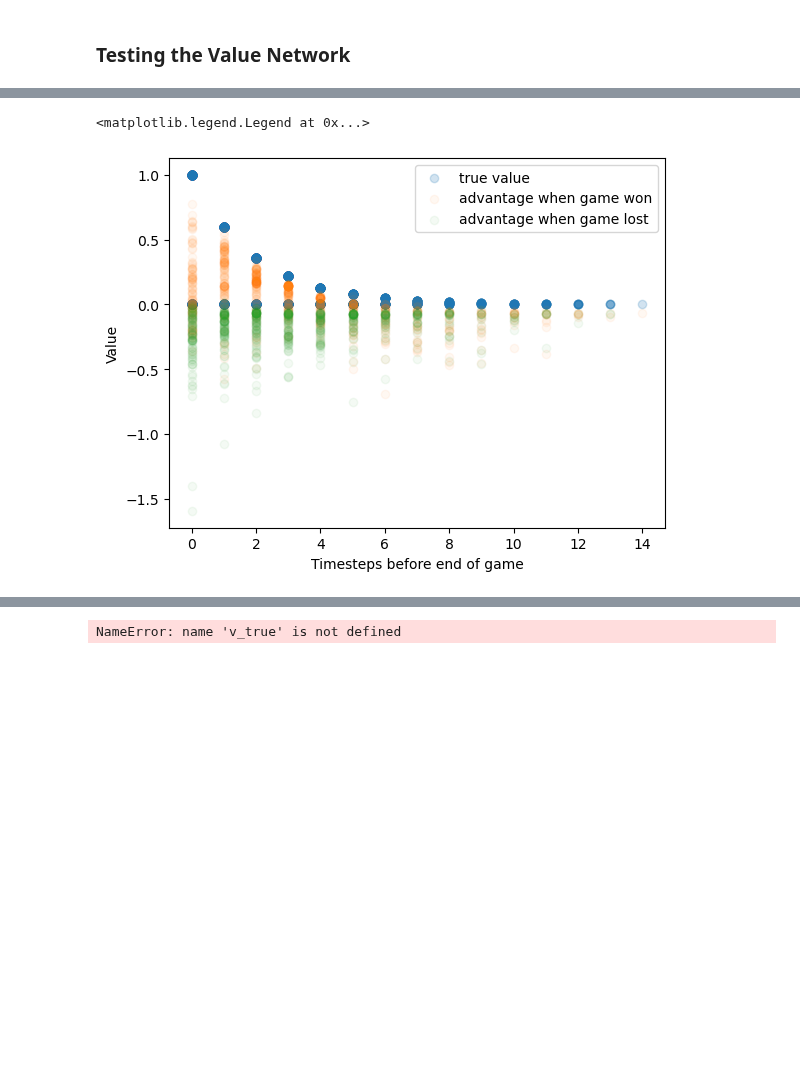
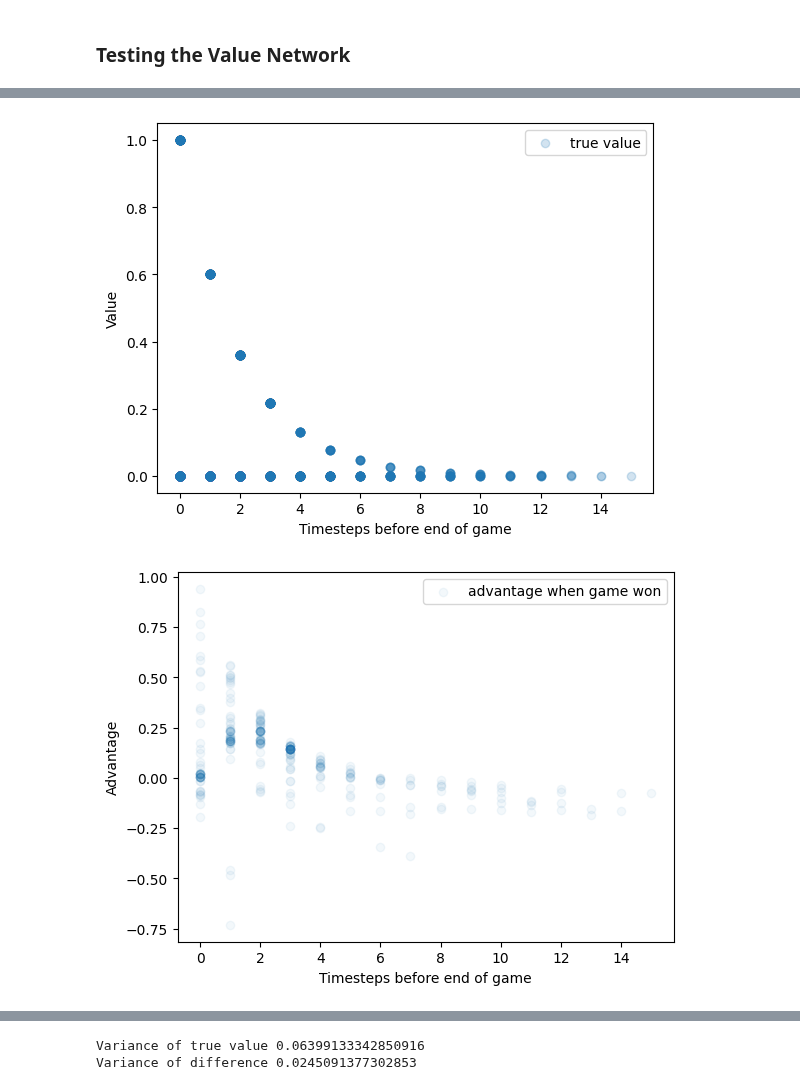
Before and after one commit to pimpale/connect4, a Jupyter notebook: stage4-solution/notebook.ipynb, the cells around one changed output, grey strips where cells are left out. Cells and saved outputs as stored; diff of their text form; code cells hidden in the pictures; blank space fills up the shorter version.

```diff
--- a/stage4-solution/notebook.ipynb
+++ b/stage4-solution/notebook.ipynb
@@ -15,7 +15,7 @@ BOARD_XSIZE=7
 BOARD_YSIZE=6
 DIMS=(BOARD_YSIZE,BOARD_XSIZE)
 
-EPISODES_PER_AGENT = 100
+BATCH_SIZE = 64
 TRAIN_EPOCHS = 500000
 MODEL_SAVE_INTERVAL = 100
 RANDOM_SEED = 42
@@ -106,7 +102,7 @@ for _ in range(TRAIN_EPOCHS):
     # create actor player
     actor_player = player.ActorPlayer(actor, critic, step, env.PLAYER1)
 
-    for _ in range(EPISODES_PER_AGENT):
+    for _ in range(BATCH_SIZE):
         # pick a random opponent
         opponent_player = opponent_pool[np.random.randint(len(opponent_pool))]
 
@@ -301,11 +326,21 @@ plt.legend()
 # %%
 plt.scatter(t, v_true, alpha=0.2, label='true value')
-plt.scatter(t[v_true > 0], d[v_true > 0], alpha=0.05, label='advantage when game won')
-plt.scatter(t[v_true == 0], d[v_true == 0], alpha=0.05, label='advantage when game lost')
-
 plt.xlabel('Timesteps before end of game')
 plt.ylabel('Value')
 plt.legend()
+plt.show()
+
+plt.scatter(t[v_true > 0], d[v_true > 0], alpha=0.05, label='advantage when game won')
+plt.xlabel('Timesteps before end of game')
+plt.ylabel('Advantage')
+plt.legend()
+plt.show()
+
+plt.scatter(t[v_true == 0], d[v_true == 0], alpha=0.05, label='advantage when game lost')
+plt.xlabel('Timesteps before end of game')
+plt.ylabel('Advantage')
+plt.legend()
+plt.show()
 # %% [output]
-<matplotlib.legend.Legend at 0x...>
-[figure, old version]
+[figure, new version]
+[figure, added]
@@ -315,4 +351,5 @@ print("Variance of true value", v_true_variance)
 d_variance = np.array(d).var()
 print("Variance of difference", d_variance)
 # %% [output]
-NameError: name 'v_true' is not defined
+Variance of true value 0.06399133342850916
+Variance of difference 0.0245091377302853
```
Also changed, not shown: parts of 8 cells of this notebook, 1 other file.
